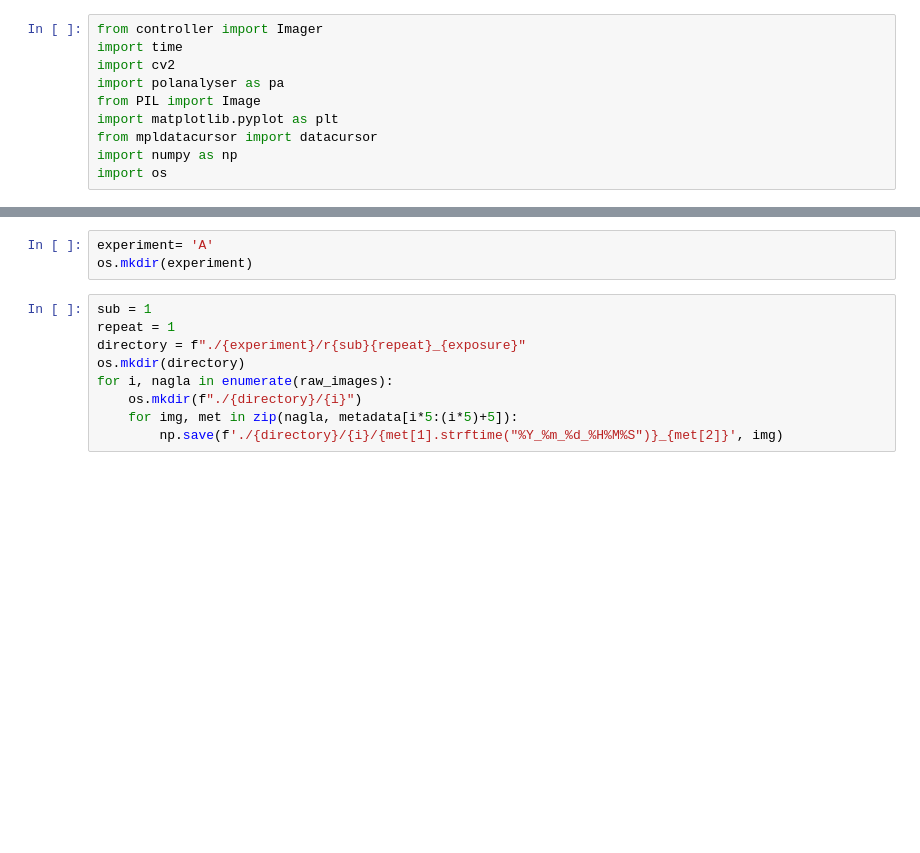
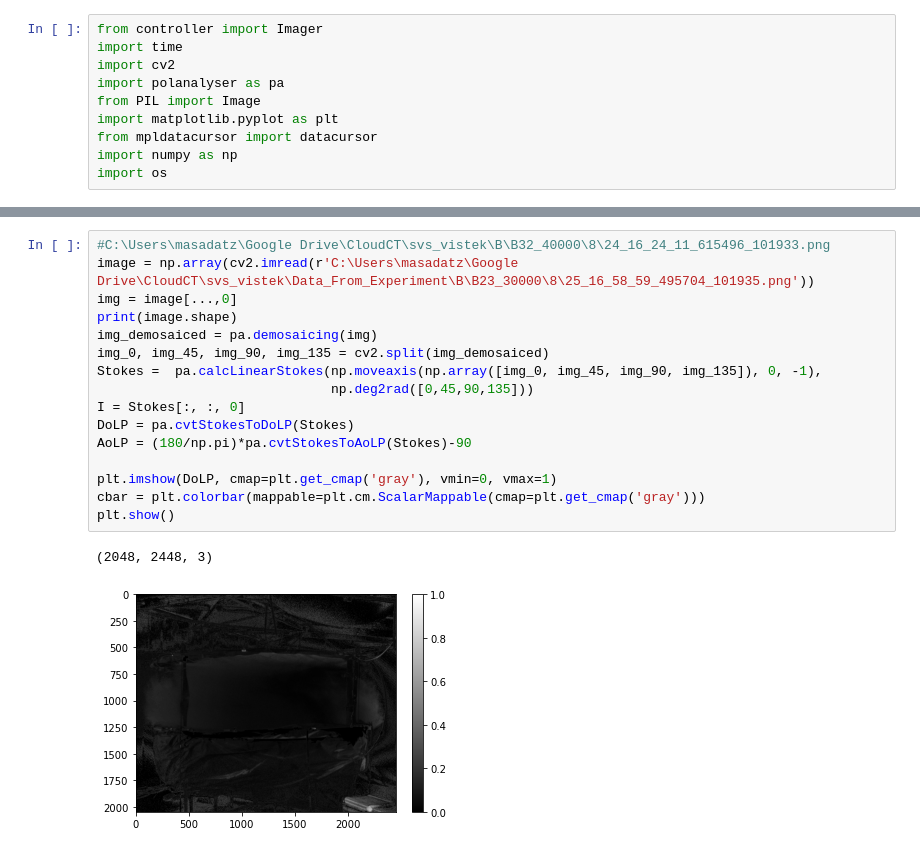
Before and after one commit to masadatz/PolCam, a Jupyter notebook: Code_for_experiment.ipynb, the cells around one changed output, grey strips where cells are left out. Drawn from its saved outputs; the diff is of its cells as text; blank space fills up the shorter version.

```diff
--- a/Code_for_experiment.ipynb
+++ b/Code_for_experiment.ipynb
@@ -71,12 +100,19 @@ raw_images, metadata = imager.capture_sequence(num_images, break_sets,break_imag
-# %%
-experiment= 'A'
-os.mkdir(experiment)
-# %%
-sub = 1
-repeat = 1
-directory = f"./{experiment}/r{sub}{repeat}_{exposure}"
-os.mkdir(directory)
-for i, nagla in enumerate(raw_images):
-    os.mkdir(f"./{directory}/{i}")
-    for img, met in zip(nagla, metadata[i*5:(i*5)+5]):
-        np.save(f'./{directory}/{i}/{met[1].strftime("%Y_%m_%d_%H%M%S")}_{met[2]}', img)
+# %%
+#C:\Users\masadatz\Google Drive\CloudCT\svs_vistek\B\B32_40000\8\24_16_24_11_615496_101933.png
+image = np.array(cv2.imread(r'C:\Users\masadatz\Google Drive\CloudCT\svs_vistek\Data_From_Experiment\B\B23_30000\8\25_16_58_59_495704_101935.png'))
+img = image[...,0]
+print(image.shape)
+img_demosaiced = pa.demosaicing(img)
+img_0, img_45, img_90, img_135 = cv2.split(img_demosaiced)
+Stokes =  pa.calcLinearStokes(np.moveaxis(np.array([img_0, img_45, img_90, img_135]), 0, -1),
+                              np.deg2rad([0,45,90,135]))
+I = Stokes[:, :, 0]
+DoLP = pa.cvtStokesToDoLP(Stokes)
+AoLP = (180/np.pi)*pa.cvtStokesToAoLP(Stokes)-90
+
+plt.imshow(DoLP, cmap=plt.get_cmap('gray'), vmin=0, vmax=1)
+cbar = plt.colorbar(mappable=plt.cm.ScalarMappable(cmap=plt.get_cmap('gray')))
+plt.show()
+# %% [output]
+(2048, 2448, 3)
+[figure, added]
```
Also changed, not shown: parts of 13 cells of this notebook, 3 other files.
